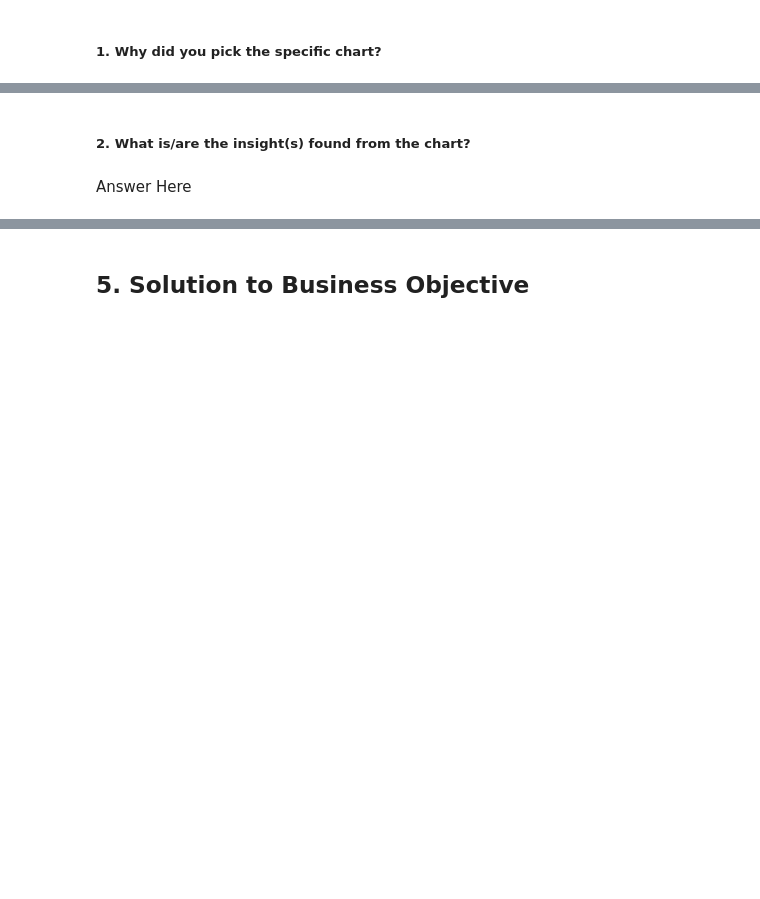
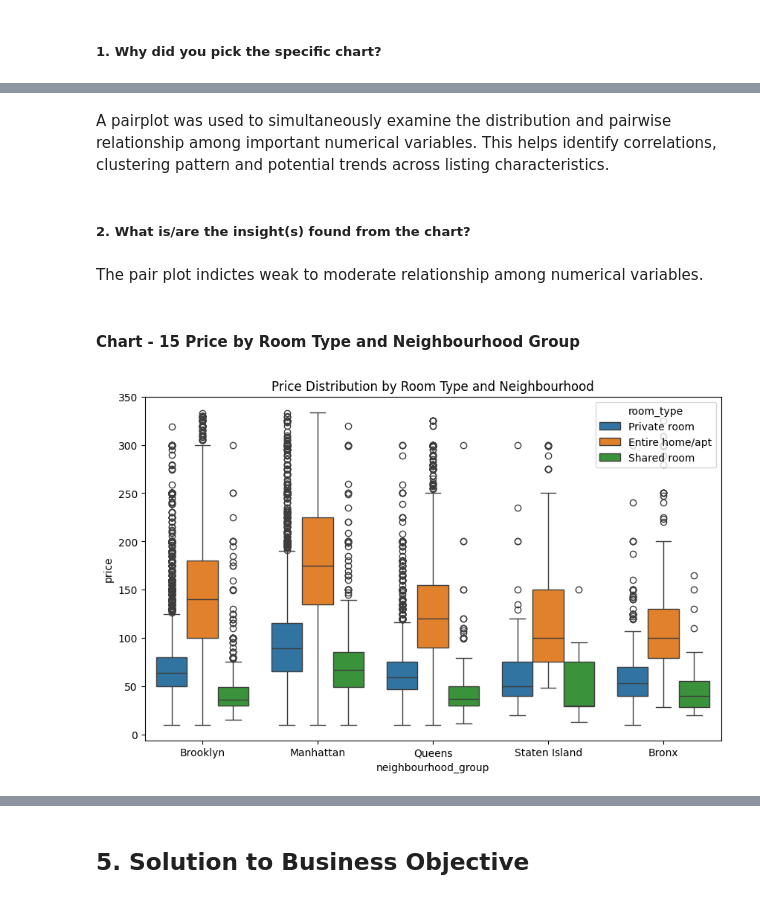
Before and after one commit to nibedita-26/airbnb_EDA, a Jupyter notebook: notebooks/AirBnB_Booking_Analysis_EDA.ipynb, the cells around one changed output, grey strips where cells are left out. Cells and saved outputs as stored; diff of their text form; code cells hidden in the pictures; blank space fills up the shorter version.

```diff
--- a/notebooks/AirBnB_Booking_Analysis_EDA.ipynb
+++ b/notebooks/AirBnB_Booking_Analysis_EDA.ipynb
@@ -929,4 +941,19 @@ Answer Here.
+# %% [markdown]
+A pairplot was used to simultaneously examine the distribution and pairwise relationship among important numerical variables. This helps identify correlations, clustering pattern and potential trends across listing characteristics.
 # %% [markdown]
 ##### 2. What is/are the insight(s) found from the chart?
-# %% [markdown]
-Answer Here
+# %% [markdown]
+The pair plot indictes weak to moderate relationship among numerical variables.
+# %% [markdown]
+#### Chart - 15 **Price by Room Type and Neighbourhood Group**
+# %%
+# chart- 15 Price by room type and Neighbourhood group
+plt.figure(figsize = (10,6))
+
+sns.boxplot(x = 'neighbourhood_group', y = 'price', hue = 'room_type', data = df_copy)
+
+plt.title('Price Distribution by Room Type and Neighbourhood')
+
+plt.show()
+# %% [output]
+[figure, added]
```
Also changed, not shown: parts of 48 cells of this notebook.
